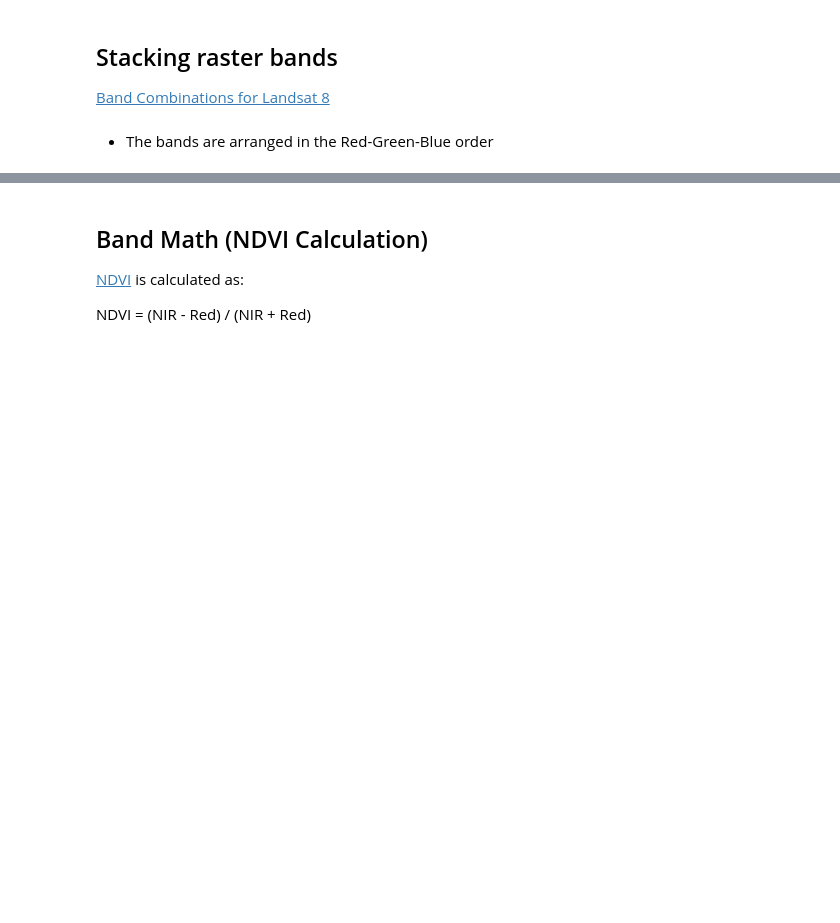
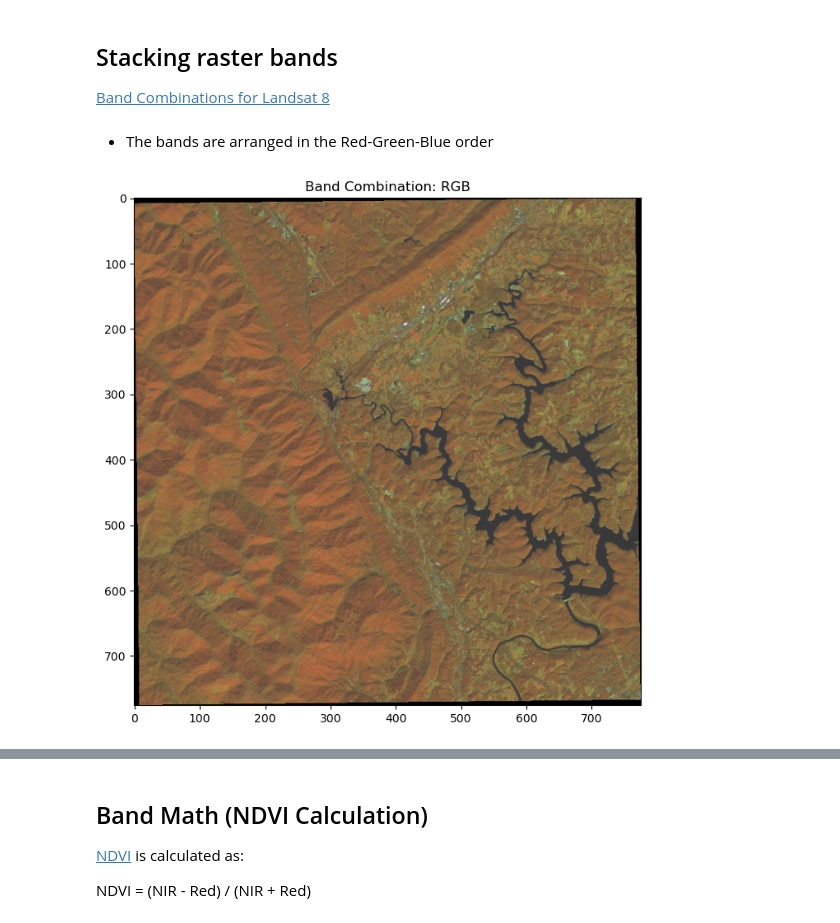
Before and after one commit to gisynw/geog386, a Jupyter notebook: docs/Lectures/Week12_multiple_bands/Week12_student.ipynb, the cells around one changed output, grey strips where cells are left out. Drawn from its saved outputs; the diff is of its cells as text; code cells hidden in the pictures; blank space fills up the shorter version.

```diff
--- a/docs/Lectures/Week12_multiple_bands/Week12_student.ipynb
+++ b/docs/Lectures/Week12_multiple_bands/Week12_student.ipynb
@@ -124,25 +184,27 @@ plt.show()
 # %% [markdown]
 - The bands are arranged in the Red-Green-Blue order
 # %%
-red_band = landsat.read()
-green_band = landsat.read()
-blue_band = landsat.read()
+red_band = landsat.read(5)
+green_band = landsat.read(6)
+blue_band = landsat.read(4)
 # %%
 def normalize(array):
     array_max = array.max()
     return (array/array_max)
 
-n_blue = normalize()
-n_red = normalize()
-n_green = normalize()
+n_blue = normalize(blue_band)
+n_red = normalize(red_band)
+n_green = normalize(green_band)
 
 # Stack the bands into a single array
-rgb = np.dstack((, , )).clip(0, 1)
+rgb = np.dstack((n_red, n_green, n_blue)).clip(0, 1)
 
 # Plot the stacked array
 plt.figure(figsize=(8, 8))
 plt.imshow(rgb)
 plt.title("Band Combination: RGB")
 plt.show()
+# %% [output]
+[figure, added]
 # %%
 rgb.shape
```
Also changed, not shown: parts of 14 cells of this notebook.
